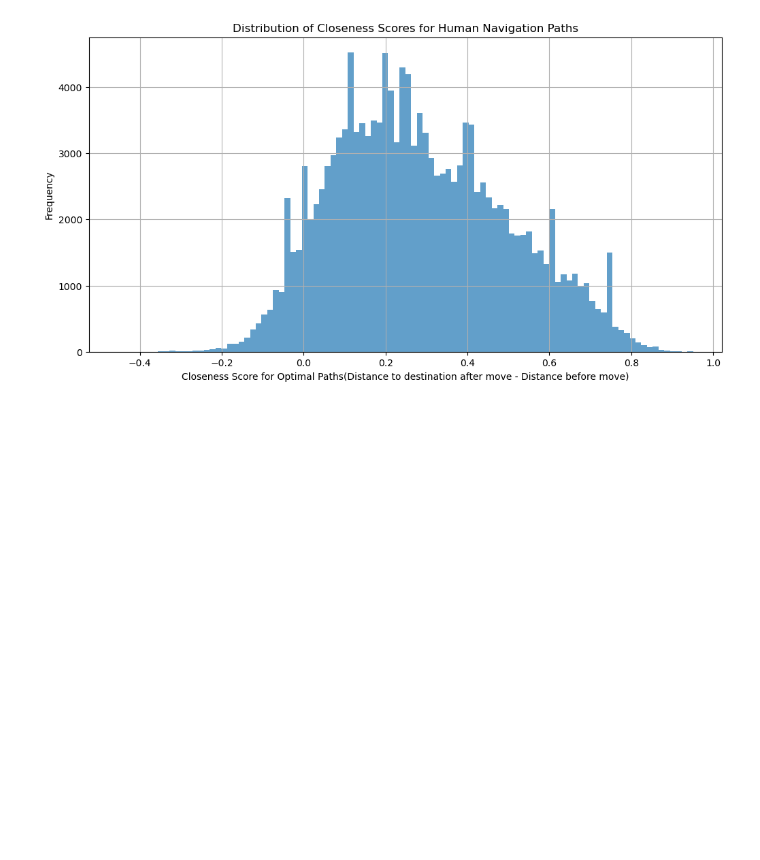
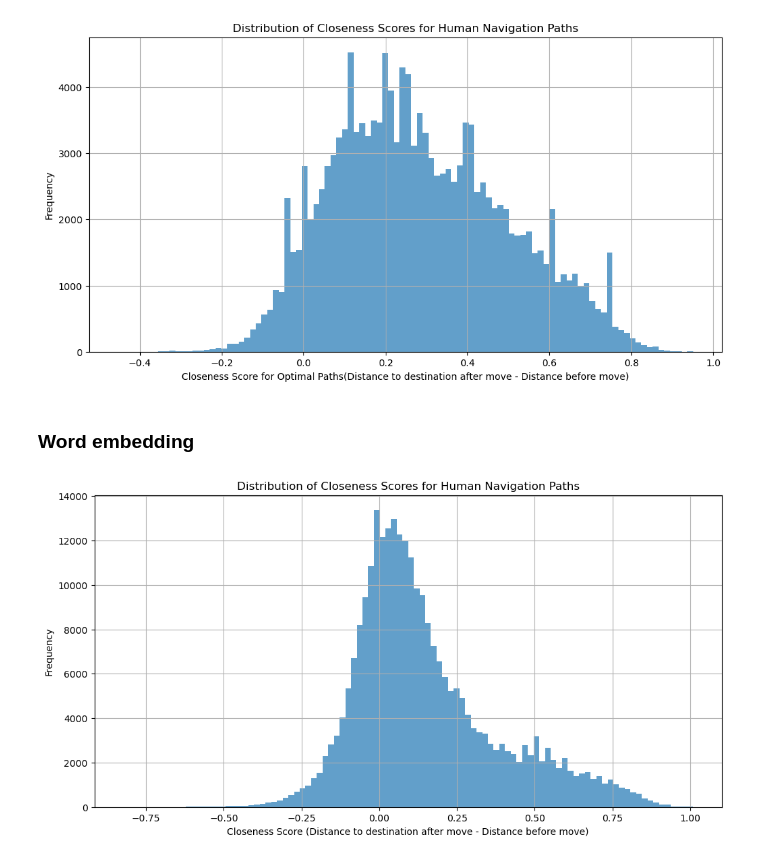
Before and after one commit to epfl-ada/ada-2024-project-genshinstart, a Jupyter notebook: results.ipynb, the cells around one changed output. Saved outputs shown, nothing was run; the diff lists cells and outputs as text; code cells hidden in the pictures; blank space fills up the shorter version.

Commit message:
add semantic embedding

```diff
--- a/results.ipynb
+++ b/results.ipynb
@@ -170,7 +171,7 @@ paths_df = pd.read_csv("data/wikispeedia_paths-and-graph/paths_finished.tsv", se
 # Calculate path length
 paths_df["back_clicks"] = paths_df["path"].apply(lambda x: x.count('<'))
 paths_df["raw_path_length"] = paths_df["path"].apply(lambda x: len(x.split(';')))
-paths_df["path_length"] = paths_df["raw_path_length"] - paths_df["back_clicks"]
+paths_df["path_length"] = paths_df["raw_path_length"] + paths_df["back_clicks"]
 
 print("Average corrected path length:", paths_df["path_length"].mean())
 print("Corrected path length distribution:\n", paths_df["path_length"].value_counts())
@@ -341,3 +342,5 @@ plt.show()
 # %% [output]
 source: Bird, destination: Wikipedia_Text_of_the_GNU_Free_Documentation_License
 [figure]
+# %% [markdown]
+### Word embedding
@@ -343,0 +349,21 @@ source: Bird, destination: Wikipedia_Text_of_the_GNU_Free_Documentation_License
+# %%
+model = SentenceTransformer('all-MiniLM-L6-v2')
+# %%
+node_embeddings = {node: model.encode(node.replace('_', ' ')) for node in G.nodes}
+# %%
+# Calculate the closeness score based on sentence embedding
+paths_df['closeness_scores'] = paths_df['path'].apply(lambda x: calculate_closeness_scores(x, node_embeddings))
+
+# Flatten the closeness scores for plotting
+all_closeness_scores = [score for sublist in paths_df['closeness_scores'].dropna() for score in sublist]
+
+# Plot the closeness scores
+plt.figure(figsize=(12, 6))
+plt.hist(all_closeness_scores, bins=100, alpha=0.7)
+plt.xlabel('Closeness Score (Distance to destination after move - Distance before move)')
+plt.ylabel('Frequency')
+plt.title('Distribution of Closeness Scores for Human Navigation Paths')
+plt.grid(True)
+plt.show()
+# %% [output]
+[figure, added]
```
Also changed, not shown: parts of 4 cells of this notebook, 2 other files.
